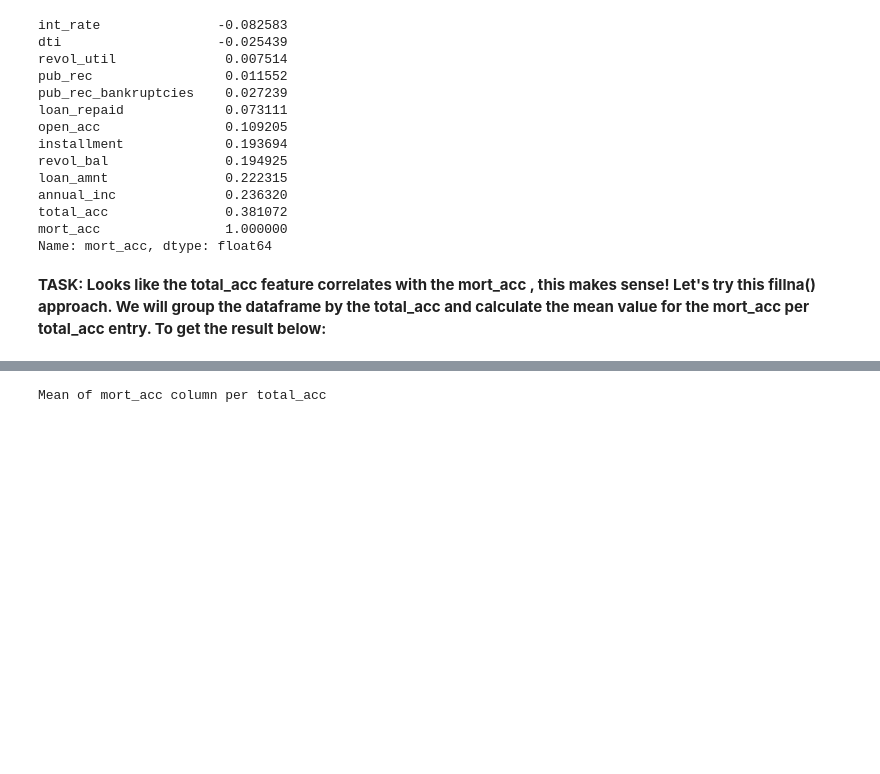
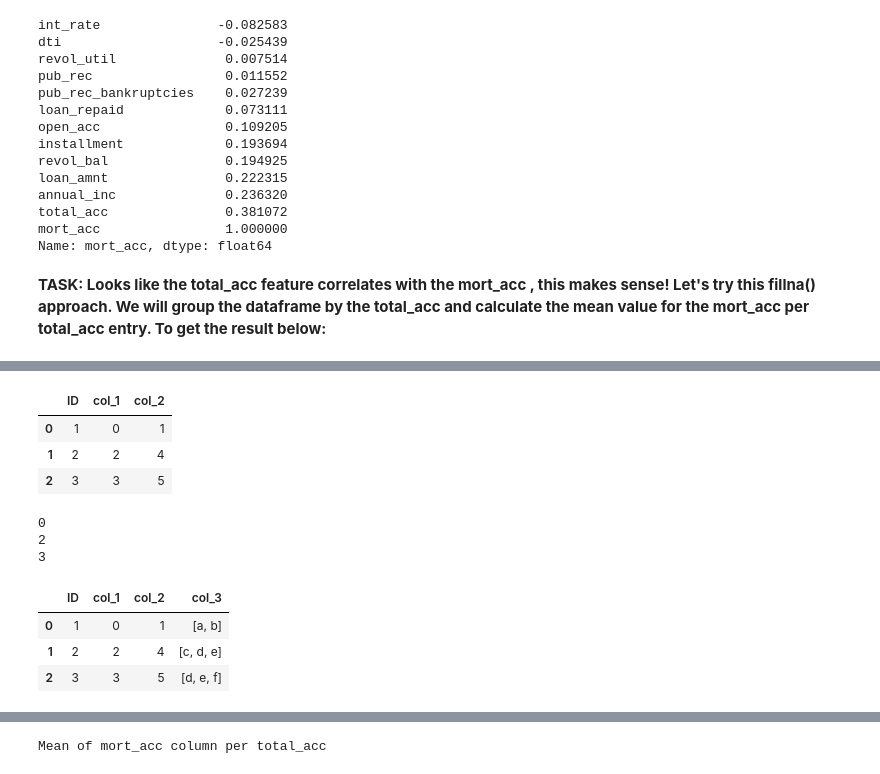
Before and after one commit to Ali-mohammadi-design/TensorFlow, a Jupyter notebook: Tensorflow_Comprehensive_Project_Lending_home_data_Exercise.ipynb, the cells around one changed output, grey strips where cells are left out. Saved outputs shown, nothing was run; the diff lists cells and outputs as text; code cells hidden in the pictures; blank space fills up the shorter version.

```diff
--- a/Tensorflow_Comprehensive_Project_Lending_home_data_Exercise.ipynb
+++ b/Tensorflow_Comprehensive_Project_Lending_home_data_Exercise.ipynb
@@ -1313,0 +1425,24 @@ Name: mort_acc, dtype: float64
+# %%
+df3 = pd.DataFrame({'ID':['1', '2', '3'], 'col_1': [0, 2, 3], 'col_2':[1, 4, 5]})
+mylist = ['a', 'b', 'c', 'd', 'e', 'f']
+df3
+# %% [output]
+|  | ID | col_1 | col_2 |
+| 0 | 1 | 0 | 1 |
+| 1 | 2 | 2 | 4 |
+| 2 | 3 | 3 | 5 |
+# %%
+def get_sublist(sta,end):
+    print(sta)
+    return mylist[sta:end+1]
+
+df3['col_3'] = df3.apply(lambda x: get_sublist(x.col_1, x.col_2), axis=1)
+df3
+# %% [output]
+0
+2
+3
+|  | ID | col_1 | col_2 | col_3 |
+| 0 | 1 | 0 | 1 | [a, b] |
+| 1 | 2 | 2 | 4 | [c, d, e] |
+| 2 | 3 | 3 | 5 | [d, e, f] |
```
Also changed, not shown: parts of 20 cells of this notebook.
